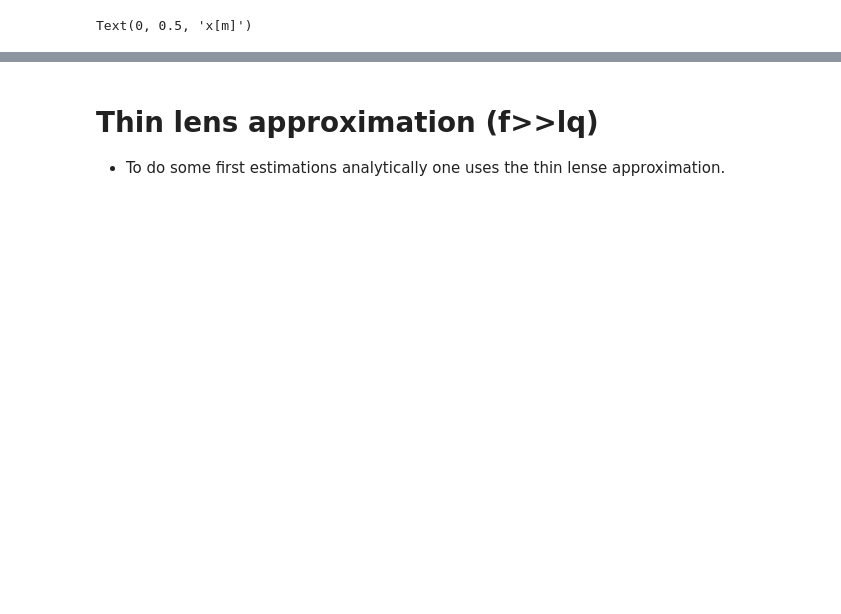
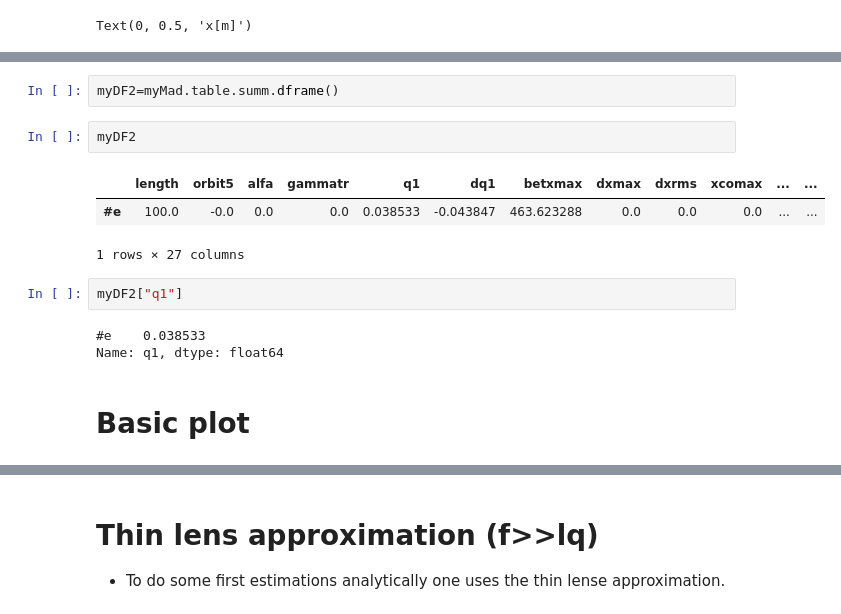
Before and after one commit to fusterma/MADX_JUAS2022, a Jupyter notebook: Tutorial1_Part1_solutions.ipynb, the cells around one changed output, grey strips where cells are left out. Saved outputs shown, nothing was run; the diff lists cells and outputs as text; blank space fills up the shorter version.

```diff
--- a/Tutorial1_Part1_solutions.ipynb
+++ b/Tutorial1_Part1_solutions.ipynb
@@ -138,0 +476,15 @@ Text(0, 0.5, 'x[m]')
+# %%
+myDF2=myMad.table.summ.dframe()
+# %%
+myDF2
+# %% [output]
+|  | length | orbit5 | alfa | gammatr | q1 | dq1 | betxmax | dxmax | dxrms | xcomax | ... | ... |
+| #e | 100.0 | -0.0 | 0.0 | 0.0 | 0.038533 | -0.043847 | 463.623288 | 0.0 | 0.0 | 0.0 | ... | ... |
+1 rows × 27 columns
+# %%
+myDF2["q1"]
+# %% [output]
+#e    0.038533
+Name: q1, dtype: float64
+# %% [markdown]
+# Basic plot
```
Also changed, not shown: parts of 99 cells of this notebook.
